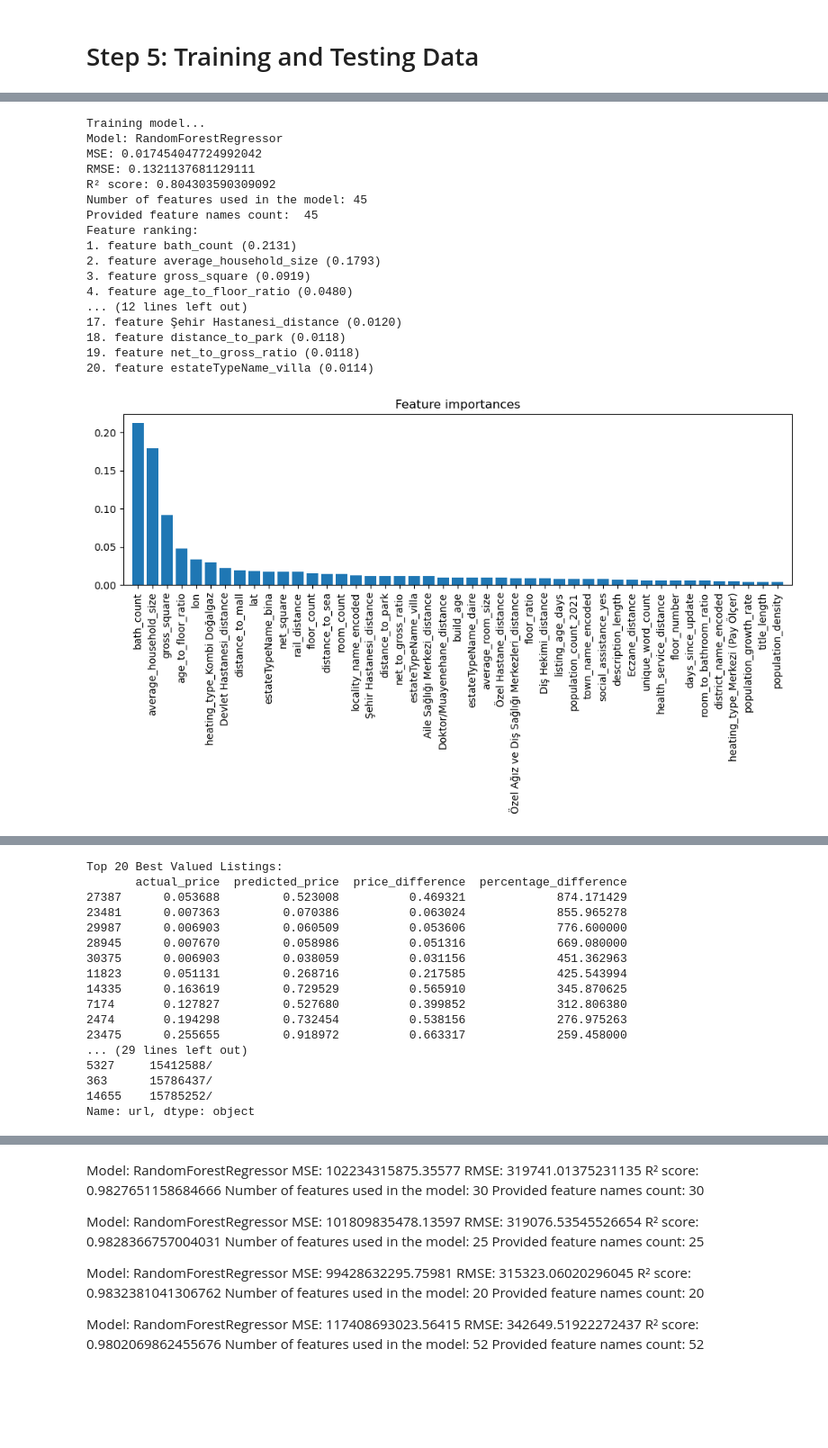
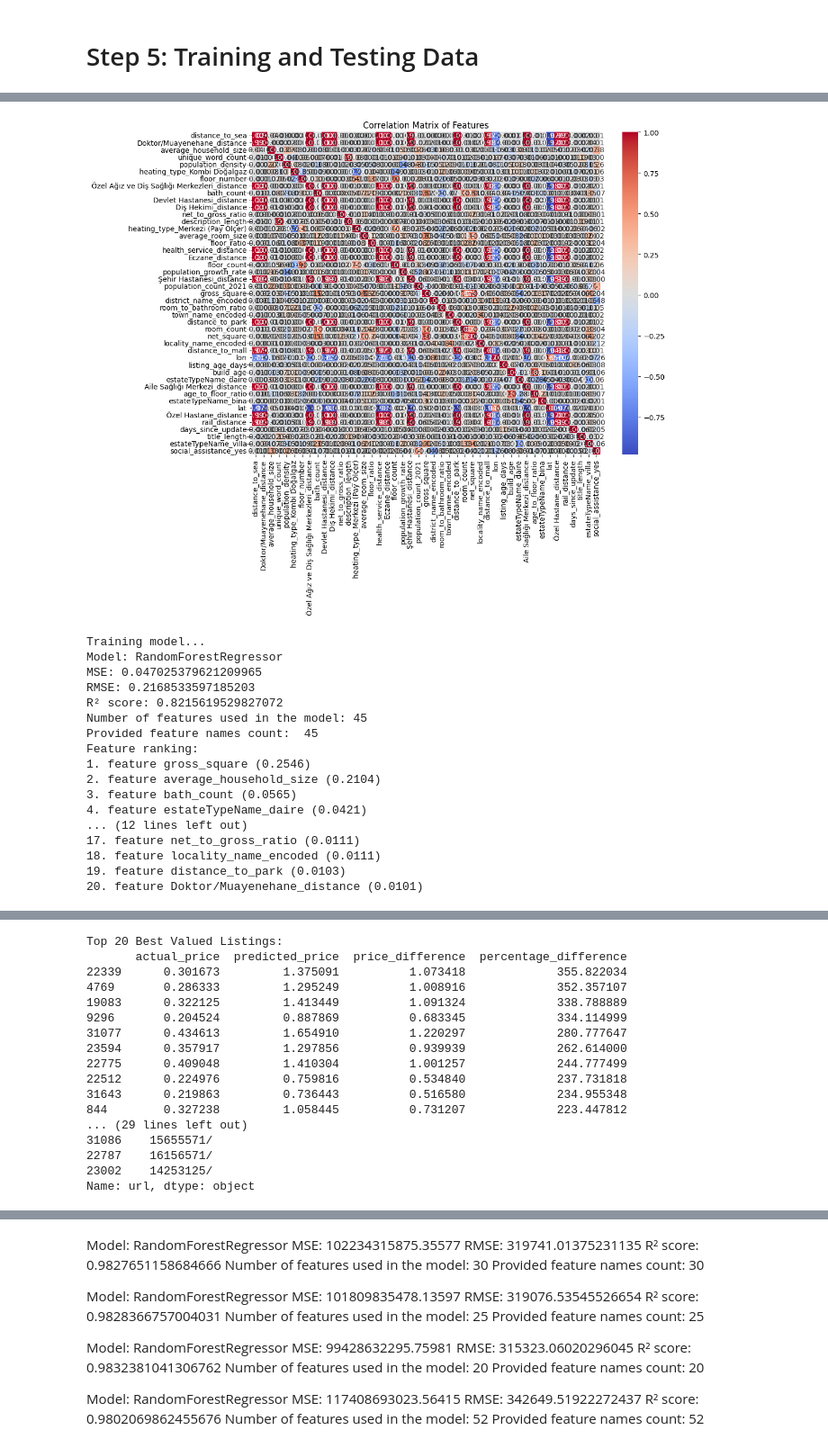
Before and after one commit to mhsendur/RealEstateTweetBot, a Jupyter notebook: modeling_latest.ipynb, the cells around one changed output, grey strips where cells are left out. Shown at 90% size. Cells and saved outputs as stored; diff of their text form; code cells hidden in the pictures; blank space fills up the shorter version.

```diff
--- a/modeling_latest.ipynb
+++ b/modeling_latest.ipynb
@@ -2437,11 +2434,15 @@ filtered_features = [
 filtered_features = list(set(filtered_features))
 
 # Filter the DataFrame for outliers
-Q1 = df['usd_price/index'].quantile(0.25)
-Q3 = df['usd_price/index'].quantile(0.75)
+"""
+Q1 = df['usd_price/index'].quantile(0.35)
+Q3 = df['usd_price/index'].quantile(0.85)
 IQR = Q3 - Q1
 lower_bound = Q1 - 1.5 * IQR
 upper_bound = Q3 + 1.5 * IQR
+"""
+lower_bound = df['usd_price/index'].quantile(0.10)
+upper_bound = df['usd_price/index'].quantile(0.95)
 df_filtered = df[(df['usd_price/index'] >= lower_bound) & (df['usd_price/index'] <= upper_bound)]
 
 # Recalculate the numerical features from the filtered DataFrame
@@ -2461,6 +2462,16 @@ all_feature_names = filtered_features
 duplicate_features = [feature for feature in all_feature_names if all_feature_names.count(feature) > 1]
 if duplicate_features:
     print(f"Duplicate features found: {duplicate_features}")
+
+# Compute the correlation matrix
+correlation_matrix = np.corrcoef(X_filtered, rowvar=False)
+
+# Create a heatmap of the correlation matrix
+plt.figure(figsize=(12, 10))
+sns.heatmap(correlation_matrix, annot=True, fmt='.2f', cmap='coolwarm', xticklabels=filtered_features, yticklabels=filtered_features)
+plt.title('Correlation Matrix of Features')
+plt.tight_layout()
+plt.show()
 """""
 # MARCH MODEL TESTING ON CURRENT ADS
 from sklearn.metrics import mean_absolute_error
@@ -2566,19 +2576,19 @@ joblib.dump(model, 'mart_rf.joblib')
 [nltk_data]   Package stopwords is already up-to-date!
+[figure, new version]
 Training model...
 Model: RandomForestRegressor
-MSE: 0.017454047724992042
-RMSE: 0.1321137681129111
-R² score: 0.804303590309092
+MSE: 0.047025379621209965
+RMSE: 0.2168533597185203
+R² score: 0.8215619529827072
 Number of features used in the model: 45
 Provided feature names count:  45
 Feature ranking:
-1. feature bath_count (0.2131)
-2. feature average_household_size (0.1793)
-3. feature gross_square (0.0919)
-4. feature age_to_floor_ratio (0.0480)
+1. feature gross_square (0.2546)
+2. feature average_household_size (0.2104)
+3. feature bath_count (0.0565)
+4. feature estateTypeName_daire (0.0421)
 ... (12 lines left out)
-17. feature Şehir Hastanesi_distance (0.0120)
-18. feature distance_to_park (0.0118)
-19. feature net_to_gross_ratio (0.0118)
-20. feature estateTypeName_villa (0.0114)
+17. feature net_to_gross_ratio (0.0111)
+18. feature locality_name_encoded (0.0111)
+19. feature distance_to_park (0.0103)
+20. feature Doktor/Muayenehane_distance (0.0101)
-[figure, old version]
@@ -2585,19 +2596,19 @@ Feature ranking:
 Top 20 Best Valued Listings:
        actual_price  predicted_price  price_difference  percentage_difference
-27387      0.053688         0.523008          0.469321             874.171429
-23481      0.007363         0.070386          0.063024             855.965278
-29987      0.006903         0.060509          0.053606             776.600000
-28945      0.007670         0.058986          0.051316             669.080000
-30375      0.006903         0.038059          0.031156             451.362963
-11823      0.051131         0.268716          0.217585             425.543994
-14335      0.163619         0.729529          0.565910             345.870625
-7174       0.127827         0.527680          0.399852             312.806380
-2474       0.194298         0.732454          0.538156             276.975263
-23475      0.255655         0.918972          0.663317             259.458000
+22339      0.301673         1.375091          1.073418             355.822034
+4769       0.286333         1.295249          1.008916             352.357107
+19083      0.322125         1.413449          1.091324             338.788889
+9296       0.204524         0.887869          0.683345             334.114999
+31077      0.434613         1.654910          1.220297             280.777647
+23594      0.357917         1.297856          0.939939             262.614000
+22775      0.409048         1.410304          1.001257             244.777499
+22512      0.224976         0.759816          0.534840             237.731818
+31643      0.219863         0.736443          0.516580             234.955348
+844        0.327238         1.058445          0.731207             223.447812
 ... (29 lines left out)
-5327     15412588/
-363      15786437/
-14655    15785252/
+31086    15655571/
+22787    16156571/
+23002    14253125/
 Name: url, dtype: object
 "\nmodel.fit(X_filtered, y_filtered)\njoblib.dump(model, 'mart_rf.joblib')\n"
 # %% [markdown]
```
Also changed, not shown: parts of 11 cells of this notebook.
